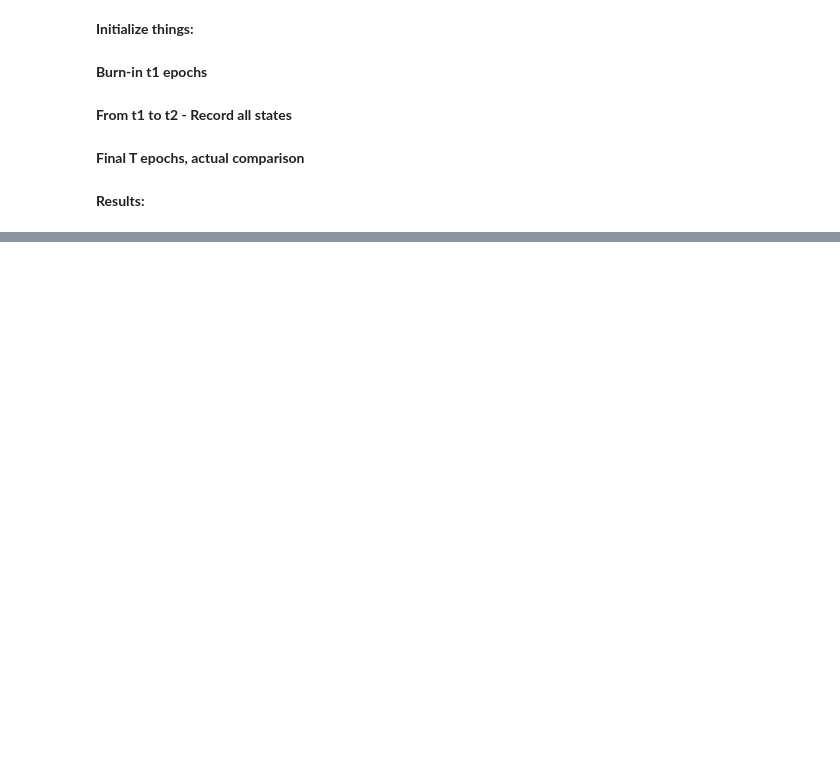
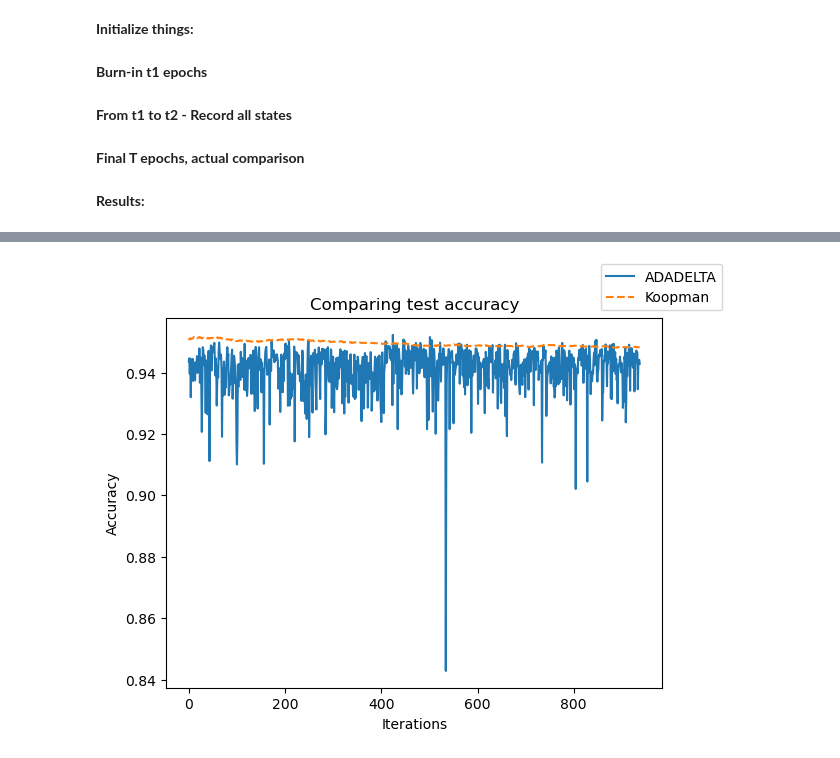
Before and after one commit to abhinavprao/koopmanlearning, a Jupyter notebook: MNIST.ipynb, the cells around one changed output, grey strips where cells are left out. Drawn from its saved outputs; the diff is of its cells as text; code cells hidden in the pictures; blank space fills up the shorter version.

```diff
--- a/MNIST.ipynb
+++ b/MNIST.ipynb
@@ -236,0 +296,9 @@ plt.show()
+# %%
+fig, ax = plt.subplots()
+ax.plot(conv_test_accs, label = OPTIM)
+ax.plot(koop_test_accs, linestyle = 'dashed', label = 'Koopman')
+ax.set(xlabel='Iterations', ylabel='Accuracy', title='Comparing test accuracy')
+fig.legend()
+plt.show()
+# %% [output]
+[figure, added]
```
Also changed, not shown: parts of 16 cells of this notebook, 16 other files.
